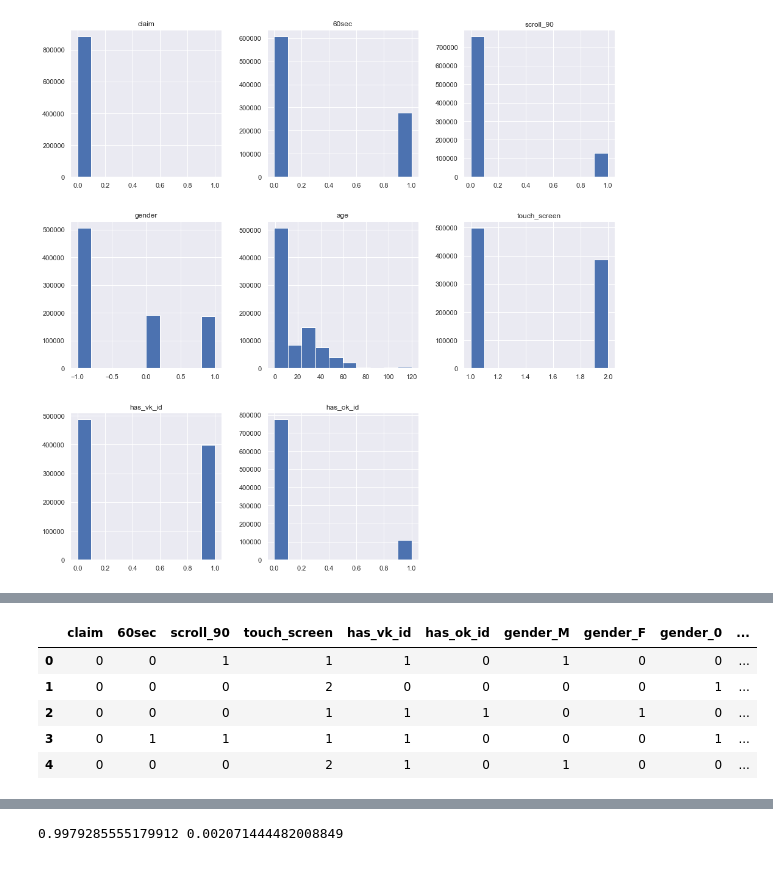
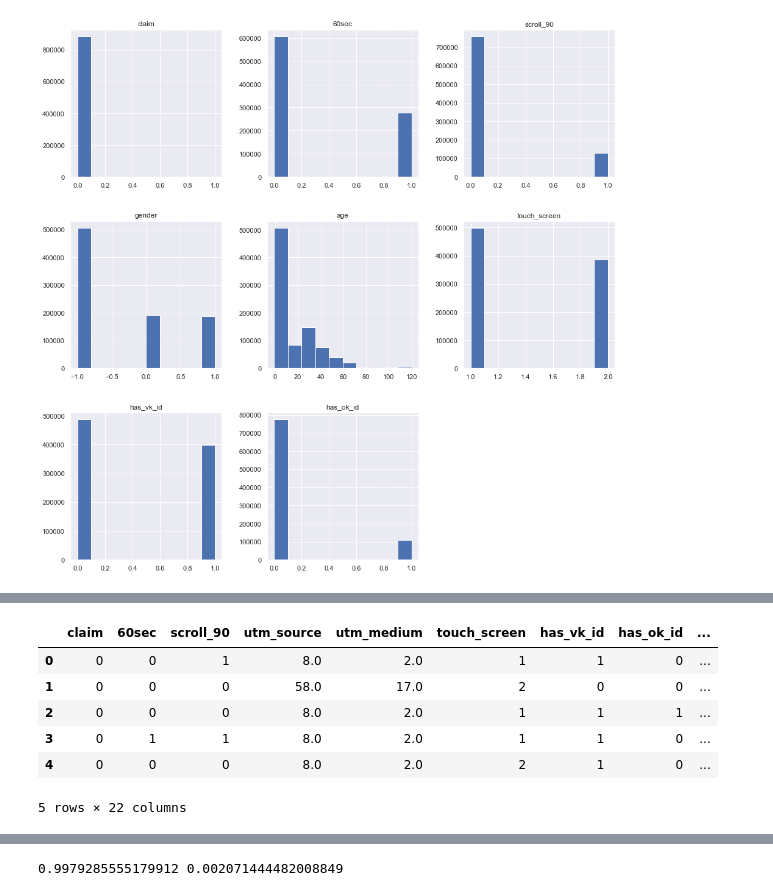
Before and after one commit to nglaz0v/DS_bootcamp, a Jupyter notebook: 4-Machine_Learning/project_4.ipynb, the cells around one changed output, grey strips where cells are left out. Cells and saved outputs as stored; diff of their text form; code cells hidden in the pictures.

```diff
--- a/4-Machine_Learning/project_4.ipynb
+++ b/4-Machine_Learning/project_4.ipynb
@@ -139,0 +151,10 @@ gb_data.hist(figsize=(16,16));
+# %%
+cols_with_missing = [col for col in gb_data.columns if gb_data[col].isnull().any()]
+for col in cols_with_missing:
+    gb_data[col + '_undef'] = gb_data[col].isnull()
+imputer = SimpleImputer(strategy="constant", fill_value="UNKNOWN")
+columns = gb_data.columns.copy()
+gb_data[obj_features] = pd.DataFrame(imputer.fit_transform(gb_data[obj_features]))
+gb_data.columns = columns
+# gb_data = gb_data.drop(cols_with_missing, axis=1)
+gb_data.head()
@@ -139,0 +170,4 @@ gb_data.hist(figsize=(16,16));
+# %%
+ordinal = OrdinalEncoder()
+gb_data[['utm_source', 'utm_medium']] = ordinal.fit_transform(gb_data[['utm_source', 'utm_medium']])
+gb_data.head()
@@ -153,7 +196,7 @@ gb_data['age_unknown'] = (gb_data['age'] < 0).astype(int)
 gb_data.drop('age', axis=1, inplace=True)
 # %%
 gb_data['url_len'] = gb_data['url'].str.len()
-gb_data.drop('url', axis=1, inplace=True)
+# gb_data.drop('url', axis=1, inplace=True)
 # %%
 # gb_data[~gb_data.fillna('UNKNOWN')['referer_url'].str.contains('gb')]['referer_url'].unique()
 # gb_data['utm_medium'].unique()
@@ -200,13 +225,14 @@ num_features, obj_features
 # %%
-gb_data.drop(obj_features, axis=1, inplace=True)
+gb_data.drop(gb_data.select_dtypes(include='object').columns, axis=1, inplace=True)
 gb_data.head()
 # %% [output]
-|  | claim | 60sec | scroll_90 | touch_screen | has_vk_id | has_ok_id | gender_M | gender_F | gender_0 | ... |
-| 0 | 0 | 0 | 1 | 1 | 1 | 0 | 1 | 0 | 0 | ... |
-| 1 | 0 | 0 | 0 | 2 | 0 | 0 | 0 | 0 | 1 | ... |
-| 2 | 0 | 0 | 0 | 1 | 1 | 1 | 0 | 1 | 0 | ... |
-| 3 | 0 | 1 | 1 | 1 | 1 | 0 | 0 | 0 | 1 | ... |
-| 4 | 0 | 0 | 0 | 2 | 1 | 0 | 1 | 0 | 0 | ... |
+|  | claim | 60sec | scroll_90 | utm_source | utm_medium | touch_screen | has_vk_id | has_ok_id | ... |
+| 0 | 0 | 0 | 1 | 8.0 | 2.0 | 1 | 1 | 0 | ... |
+| 1 | 0 | 0 | 0 | 58.0 | 17.0 | 2 | 0 | 0 | ... |
+| 2 | 0 | 0 | 0 | 8.0 | 2.0 | 1 | 1 | 1 | ... |
+| 3 | 0 | 1 | 1 | 8.0 | 2.0 | 1 | 1 | 0 | ... |
+| 4 | 0 | 0 | 0 | 8.0 | 2.0 | 2 | 1 | 0 | ... |
+5 rows × 22 columns
 # %%
 plt.figure(figsize=(10, 10))
 sns.heatmap(gb_data.corr(), annot=True);
```
Also changed, not shown: parts of 19 cells of this notebook.
